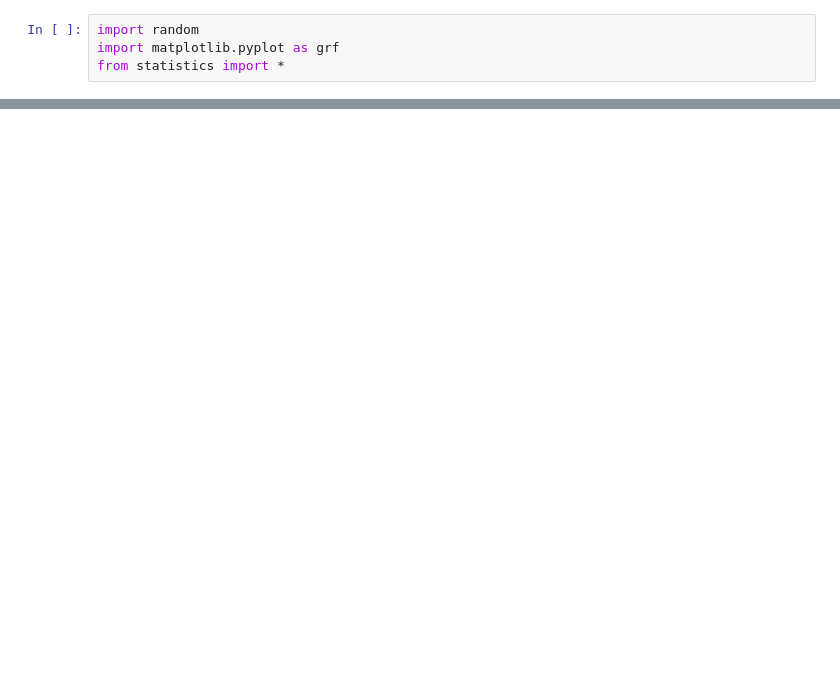
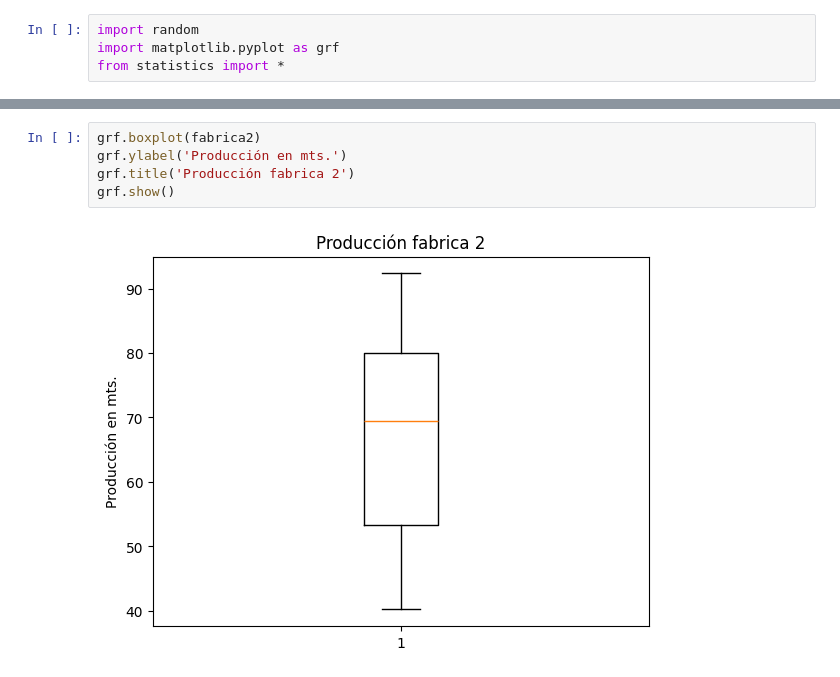
Before and after one commit to LLSS428/Probabilidad-y-Estadistica, a Jupyter notebook: Unidad1/Practica_4.ipynb, the cells around one changed output, grey strips where cells are left out. Drawn from its saved outputs; the diff is of its cells as text; blank space fills up the shorter version.

```diff
--- a/Unidad1/Practica_4.ipynb
+++ b/Unidad1/Practica_4.ipynb
@@ -22,0 +37,7 @@ print(fabrica2)
+# %%
+grf.boxplot(fabrica2)
+grf.ylabel('Producción en mts.')
+grf.title('Producción fabrica 2')
+grf.show()
+# %% [output]
+[figure, added]
```
Also changed, not shown: parts of 8 cells of this notebook.
